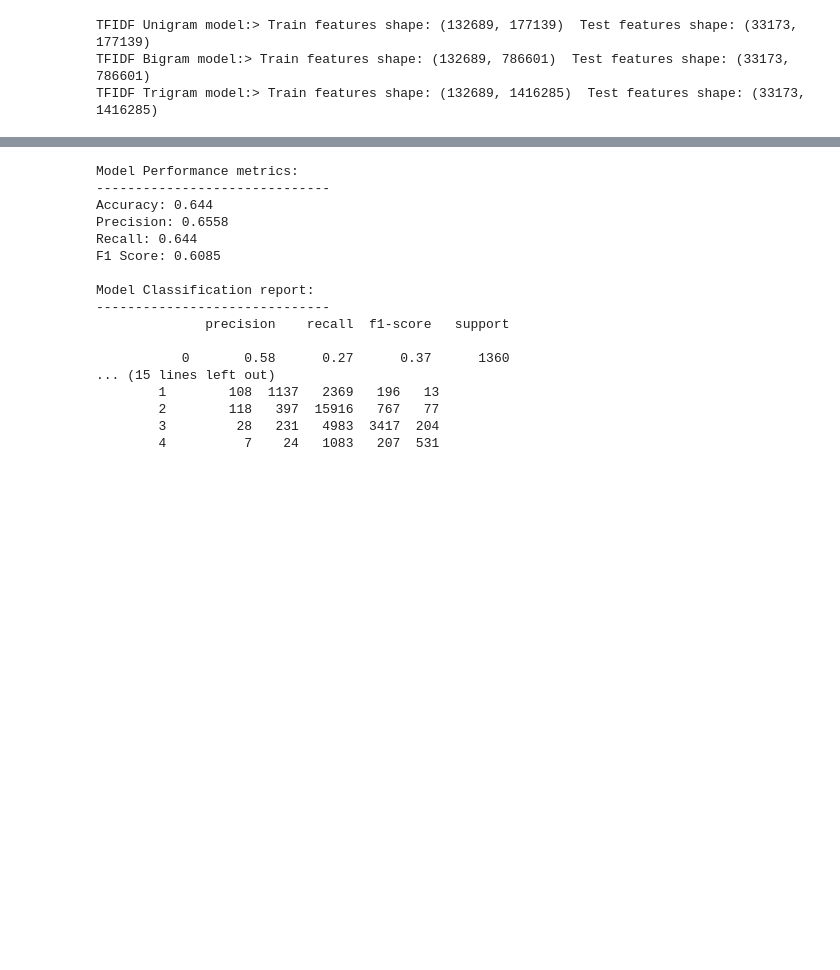
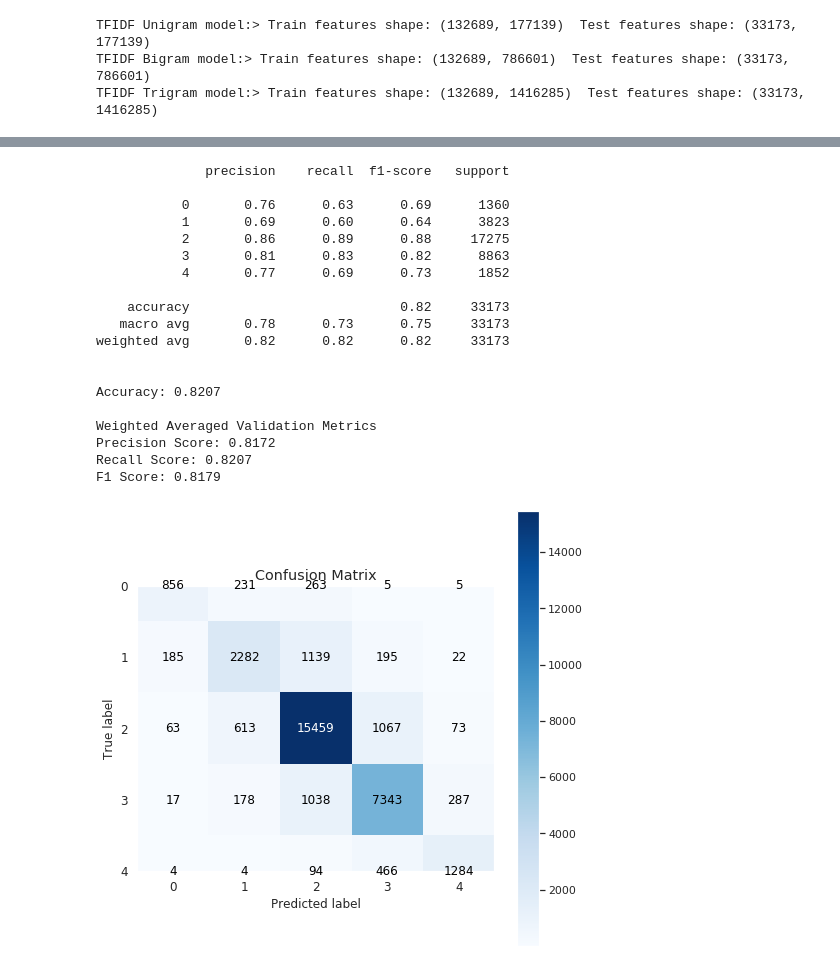
Before and after one commit to Bllizzard/Sentiment_Analysis, a Jupyter notebook: step4_NLP.ipynb, the cells around one changed output, grey strips where cells are left out. Cells and saved outputs as stored; diff of their text form; code cells hidden in the pictures; blank space fills up the shorter version.

```diff
--- a/step4_NLP.ipynb
+++ b/step4_NLP.ipynb
@@ -930,26 +671,52 @@ Model Classification report:
-# %%
-# <3> Trigram
-
-rfc3_predictions = train_predict_model(classifier=rfc,
-                                               train_features=tv3_train_features, train_labels=sentiments_train,
-                                               test_features=tv3_test_features, test_labels=sentiments_test)
-display_model_performance_metrics(true_labels=sentiments_test, predicted_labels=rfc3_predictions,
-                                      classes=[0,1,2,3,4])
-# %% [output]
-Model Performance metrics:
-------------------------------
-Accuracy: 0.644
-Precision: 0.6558
-Recall: 0.644
-F1 Score: 0.6085
-
-Model Classification report:
-------------------------------
-              precision    recall  f1-score   support
-
-           0       0.58      0.27      0.37      1360
-... (15 lines left out)
-        1        108  1137   2369   196   13
-        2        118   397  15916   767   77
-        3         28   231   4983  3417  204
-        4          7    24   1083   207  531
+# %%
+# <1> Unigram LinearSVC
+
+clf = LinearSVC(multi_class='ovr', random_state=1)
+clf.fit(tv1_train_features,sentiments_train)
+predictions = clf.predict(tv1_test_features)
+
+print(classification_report(sentiments_test, predictions))
+
+print()
+print('Accuracy:', np.round(accuracy_score(sentiments_test, predictions),4))
+
+print()
+print("Weighted Averaged Validation Metrics")
+print('Precision Score:', np.round(precision_score(sentiments_test, predictions,average='weighted'),4))
+print('Recall Score:', np.round(recall_score(sentiments_test, predictions,average='weighted'),4))
+print('F1 Score:', np.round(f1_score(sentiments_test, predictions,average='weighted'),4))
+
+print()
+from sklearn.metrics import confusion_matrix
+import scikitplot as skplt
+sns.set(rc={'figure.figsize':(8,8)})
+skplt.metrics.plot_confusion_matrix(sentiments_test, predictions)
+
+performace_metrics.loc['LinearSVC_Unigram']['accuracy'] = accuracy_score(sentiments_test, predictions)
+performace_metrics.loc['LinearSVC_Unigram']['precision'] = precision_score(sentiments_test, predictions,
+                                                                         average='micro')
+performace_metrics.loc['LinearSVC_Unigram']['recall'] = recall_score(sentiments_test, predictions,
+                                                                   average='micro')
+performace_metrics.loc['LinearSVC_Unigram']['F1_score'] = f1_score(sentiments_test, predictions,
+                                                                            average='micro')
+# %% [output]
+              precision    recall  f1-score   support
+
+           0       0.76      0.63      0.69      1360
+           1       0.69      0.60      0.64      3823
+           2       0.86      0.89      0.88     17275
+           3       0.81      0.83      0.82      8863
+           4       0.77      0.69      0.73      1852
+
+    accuracy                           0.82     33173
+   macro avg       0.78      0.73      0.75     33173
+weighted avg       0.82      0.82      0.82     33173
+
+
+Accuracy: 0.8207
+
+Weighted Averaged Validation Metrics
+Precision Score: 0.8172
+Recall Score: 0.8207
+F1 Score: 0.8179
+[figure, added]
```
Also changed, not shown: parts of 32 cells of this notebook.
